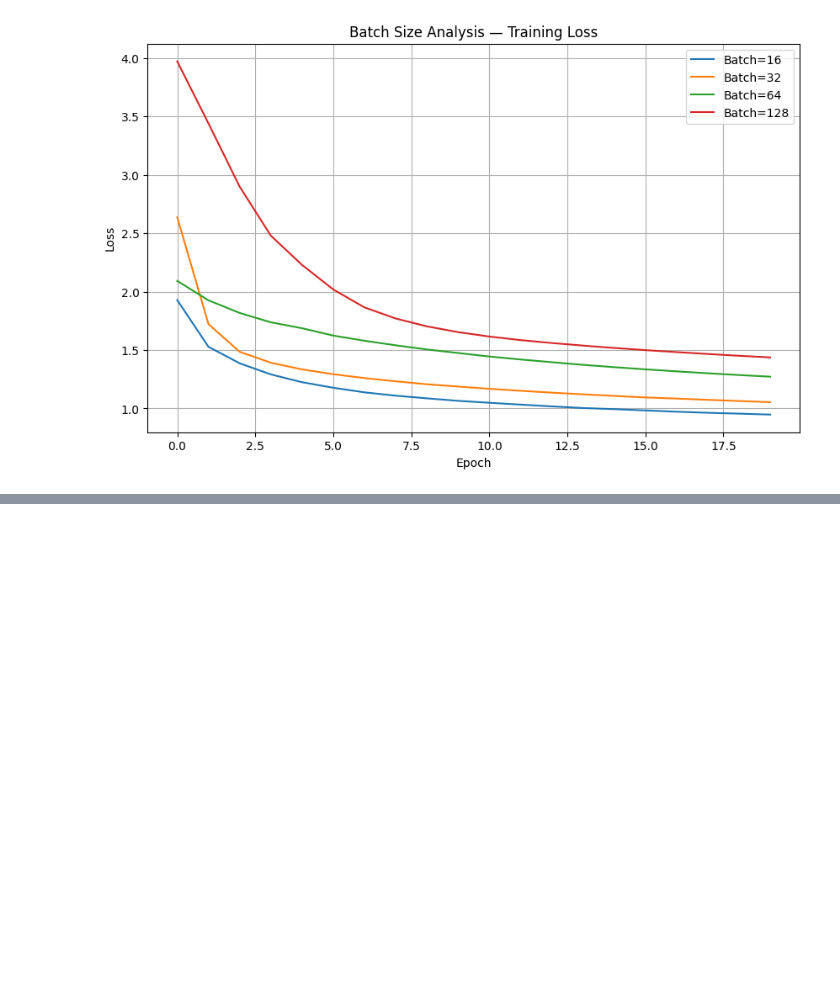
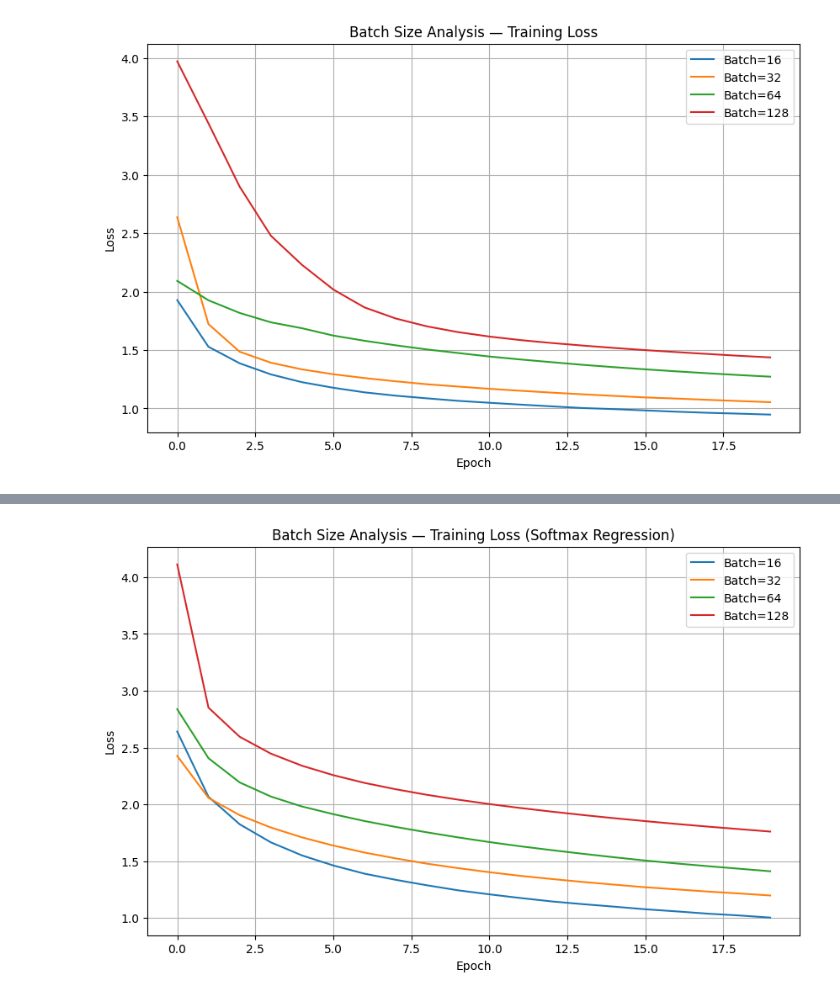
Before and after one commit to ARAHMAN04/ML2, a Jupyter notebook: Part1.ipynb, the cells around one changed output, grey strips where cells are left out. Cells and saved outputs as stored; diff of their text form; code cells hidden in the pictures; blank space fills up the shorter version.

```diff
--- a/Part1.ipynb
+++ b/Part1.ipynb
@@ -974,0 +1053,28 @@ plt.show()
+# %%
+batch_sizes = [16, 32, 64, 128]
+epochs = 20
+lr = 0.01
+num_classes = len(torch.unique(Y_train_t))
+
+plt.figure(figsize=(10, 6))
+for bs in batch_sizes:
+
+    # Reinitialize parameters each run
+    W = torch.randn(X_train_t.shape[1], num_classes, requires_grad=True)
+    b = torch.zeros(num_classes, requires_grad=True)
+    model = (W,b)
+
+    train_loader_bs = DataLoader(TensorDataset(X_train_t, Y_train_t), batch_size=bs, shuffle=True)
+    val_loader_bs = DataLoader(TensorDataset(X_val_t, Y_val_t), batch_size=bs, shuffle=False)
+
+    train_losses, val_losses, _, _ = train_softmax_regression(model, train_loader_bs, val_loader_bs, learning_rate=lr, epochs=epochs)
+    plt.plot(train_losses, label=f"Batch={bs}")
+
+plt.title("Batch Size Analysis — Training Loss (Softmax Regression)")
+plt.xlabel("Epoch")
+plt.ylabel("Loss")
+plt.legend()
+plt.grid(True)
+plt.show()
+# %% [output]
+[figure, added]
```
Also changed, not shown: parts of 4 cells of this notebook.
